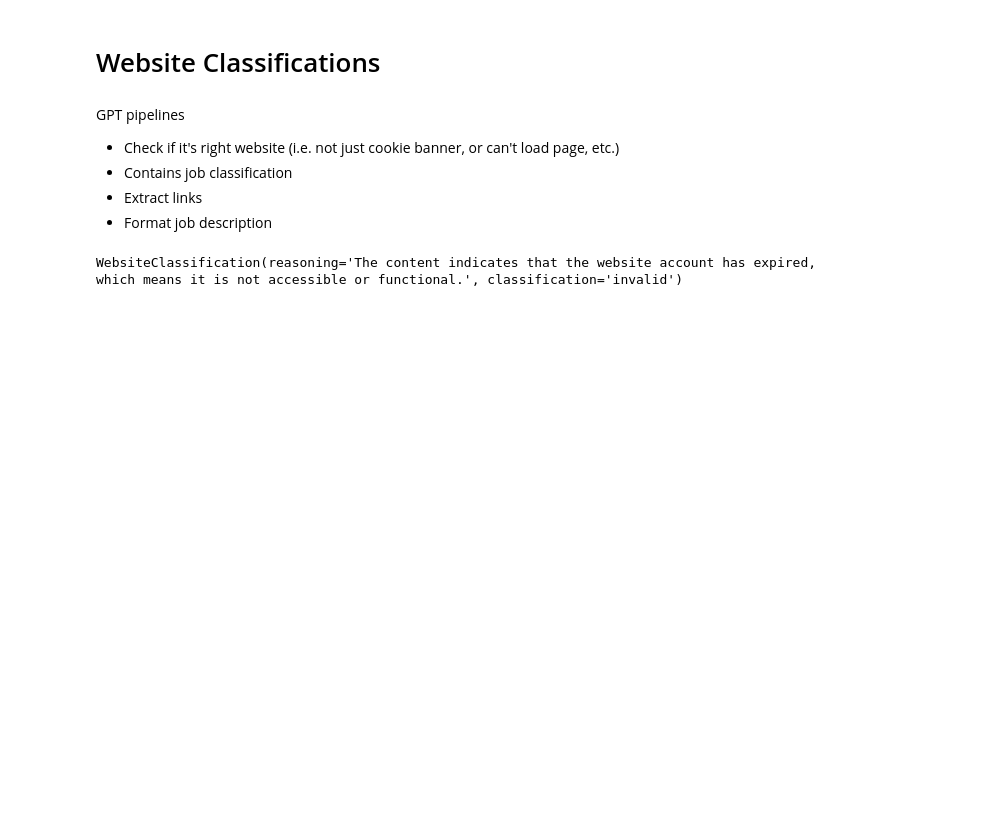
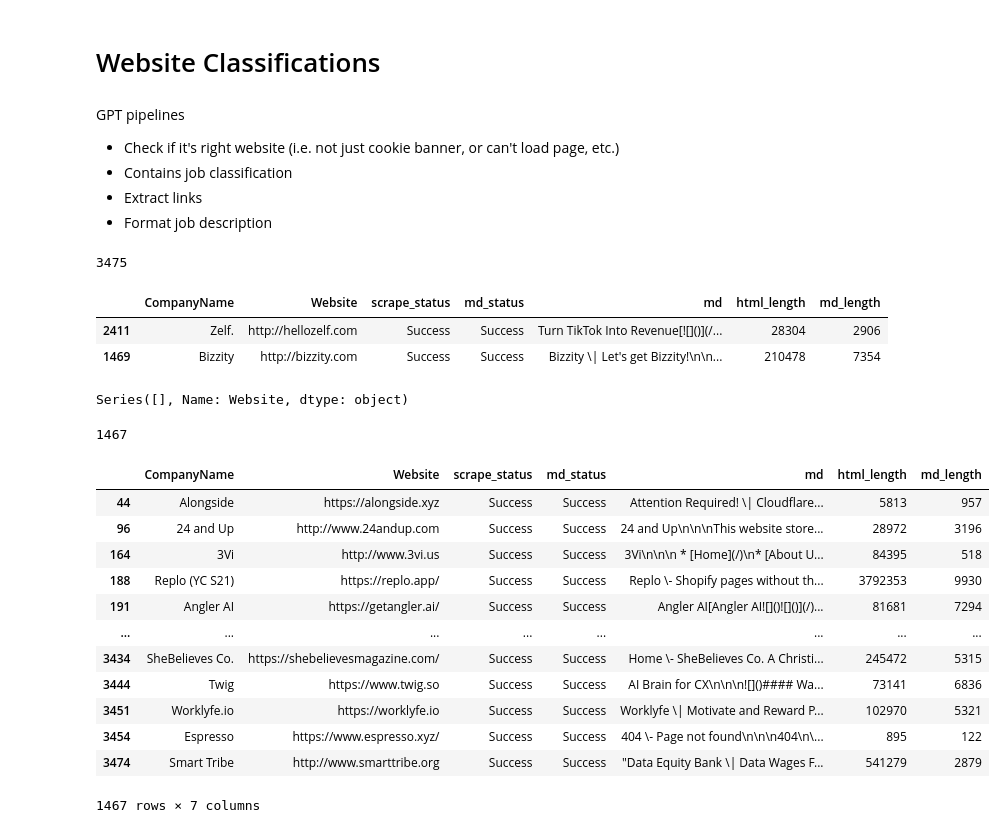
Before and after one commit to kk1694/usergems-test, a Jupyter notebook: nbs/_scratchpad.ipynb, the cells around one changed output. Drawn from its saved outputs; the diff is of its cells as text; code cells hidden in the pictures; blank space fills up the shorter version.

```diff
--- a/nbs/_scratchpad.ipynb
+++ b/nbs/_scratchpad.ipynb
@@ -348,5 +330,0 @@ t = test_invalid[0]
-# %%
-res = await valid_website(t)
-res
-# %% [output]
-WebsiteClassification(reasoning='The content indicates that the website account has expired, which means it is not accessible or functional.', classification='invalid')
@@ -352,0 +334,15 @@ WebsiteClassification(reasoning='The content indicates that the website account
+# %%
+df = pd.read_csv("../data/02_adding_markdown.csv")
+len(df)
+# %% [output]
+3475
+# %%
+df = df[~df.Website.duplicated()]
+# %%
+df = df[df.Website == 'https://alongside.xyz']
+# %%
+df.sample(20).head(2)
+# %% [output]
+|  | CompanyName | Website | scrape_status | md_status | md | html_length | md_length |
+| 2411 | Zelf. | http://hellozelf.com | Success | Success | Turn TikTok Into Revenue[![]()](/... | 28304 | 2906 |
+| 1469 | Bizzity | http://bizzity.com | Success | Success | Bizzity \| Let's get Bizzity!\n\n... | 210478 | 7354 |
@@ -352,0 +357,4 @@ WebsiteClassification(reasoning='The content indicates that the website account
+# %%
+invalid.Website
+# %% [output]
+Series([], Name: Website, dtype: object)
@@ -352,0 +363,20 @@ WebsiteClassification(reasoning='The content indicates that the website account
+# %%
+sum(df.Website.duplicated())
+# %% [output]
+1467
+# %%
+df[df.Website.duplicated()]
+# %% [output]
+|  | CompanyName | Website | scrape_status | md_status | md | html_length | md_length |
+| 44 | Alongside | https://alongside.xyz | Success | Success | Attention Required! \| Cloudflare... | 5813 | 957 |
+| 96 | 24 and Up | http://www.24andup.com | Success | Success | 24 and Up\n\n\nThis website store... | 28972 | 3196 |
+| 164 | 3Vi | http://www.3vi.us | Success | Success | 3Vi\n\n\n * [Home](/)\n* [About U... | 84395 | 518 |
+| 188 | Replo (YC S21) | https://replo.app/ | Success | Success | Replo \- Shopify pages without th... | 3792353 | 9930 |
+| 191 | Angler AI | https://getangler.ai/ | Success | Success | Angler AI[Angler AI![]()![]()](/)... | 81681 | 7294 |
+| ... | ... | ... | ... | ... | ... | ... | ... |
+| 3434 | SheBelieves Co. | https://shebelievesmagazine.com/ | Success | Success | Home \- SheBelieves Co. A Christi... | 245472 | 5315 |
+| 3444 | Twig | https://www.twig.so | Success | Success | AI Brain for CX\n\n\n![]()#### Wa... | 73141 | 6836 |
+| 3451 | Worklyfe.io | https://worklyfe.io | Success | Success | Worklyfe \| Motivate and Reward P... | 102970 | 5321 |
+| 3454 | Espresso | https://www.espresso.xyz/ | Success | Success | 404 \- Page not found\n\n\n404\n\... | 895 | 122 |
+| 3474 | Smart Tribe | http://www.smarttribe.org | Success | Success | "Data Equity Bank \| Data Wages F... | 541279 | 2879 |
+1467 rows × 7 columns
```
Also changed, not shown: parts of 21 cells of this notebook, 6 other files.
